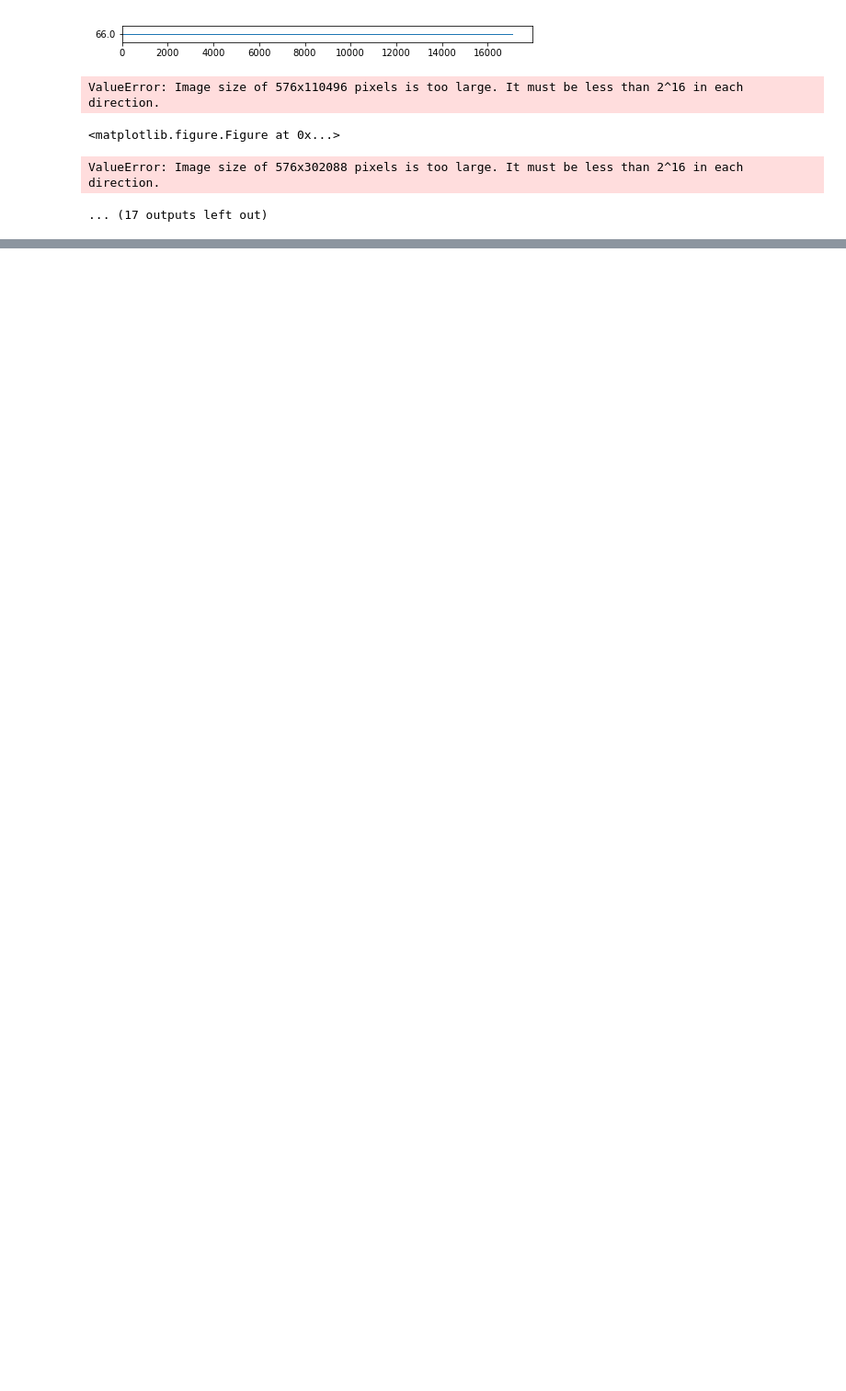
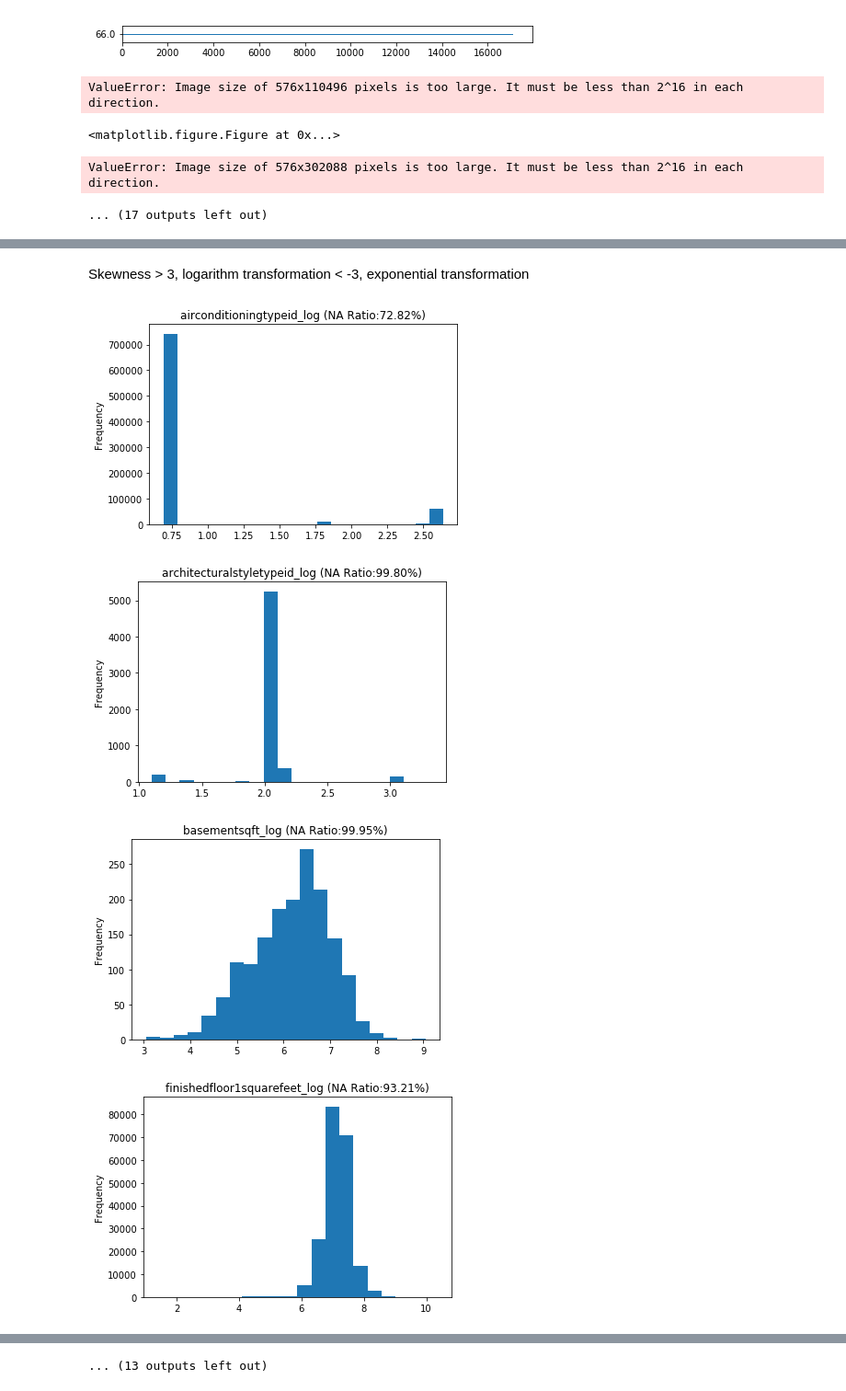
Before and after one commit to RedLiN5/ZillowPrice, a Jupyter notebook: EDA.ipynb, the cells around one changed output, grey strips where cells are left out. Shown at 92% size. Drawn from its saved outputs; the diff is of its cells as text; code cells hidden in the pictures; blank space fills up the shorter version.

Commit message:
[Feature] Logarithm transformation and NA position mark

```diff
--- a/EDA.ipynb
+++ b/EDA.ipynb
@@ -139,0 +143,22 @@ ValueError: Image size of 576x302088 pixels is too large. It must be less than 2
+# %%
+numeric_variables = properties.columns[properties.dtypes != 'object']
+skewness = properties[numeric_variables].apply(lambda x: stats.skew(x,nan_policy='omit'))
+# %% [markdown]
+Skewness > 3, logarithm transformation
+< -3, exponential transformation
+# %%
+variables_log = skewness.index[skewness > 3]
+variables_exp = skewness.index[skewness < -3]
+# %%
+properties_log_trans = properties[variables_log].apply(lambda x: np.log1p(x))
+properties_log_trans.columns = properties_log_trans.columns + '_log'
+# %%
+for var in properties_log_trans:
+    series = properties_log_trans[var]
+    na_ratio = series.isnull().sum()/series.shape[0]*100
+    histgram_plot(series,is_numeric=True,na_ratio=na_ratio)
+# %% [output]
+[figure, added]
+[figure, added]
+[figure, added]
+[figure, added]
@@ -139,0 +173 @@ ValueError: Image size of 576x302088 pixels is too large. It must be less than 2
+... (13 outputs left out)
```
Also changed, not shown: parts of 11 cells of this notebook.
